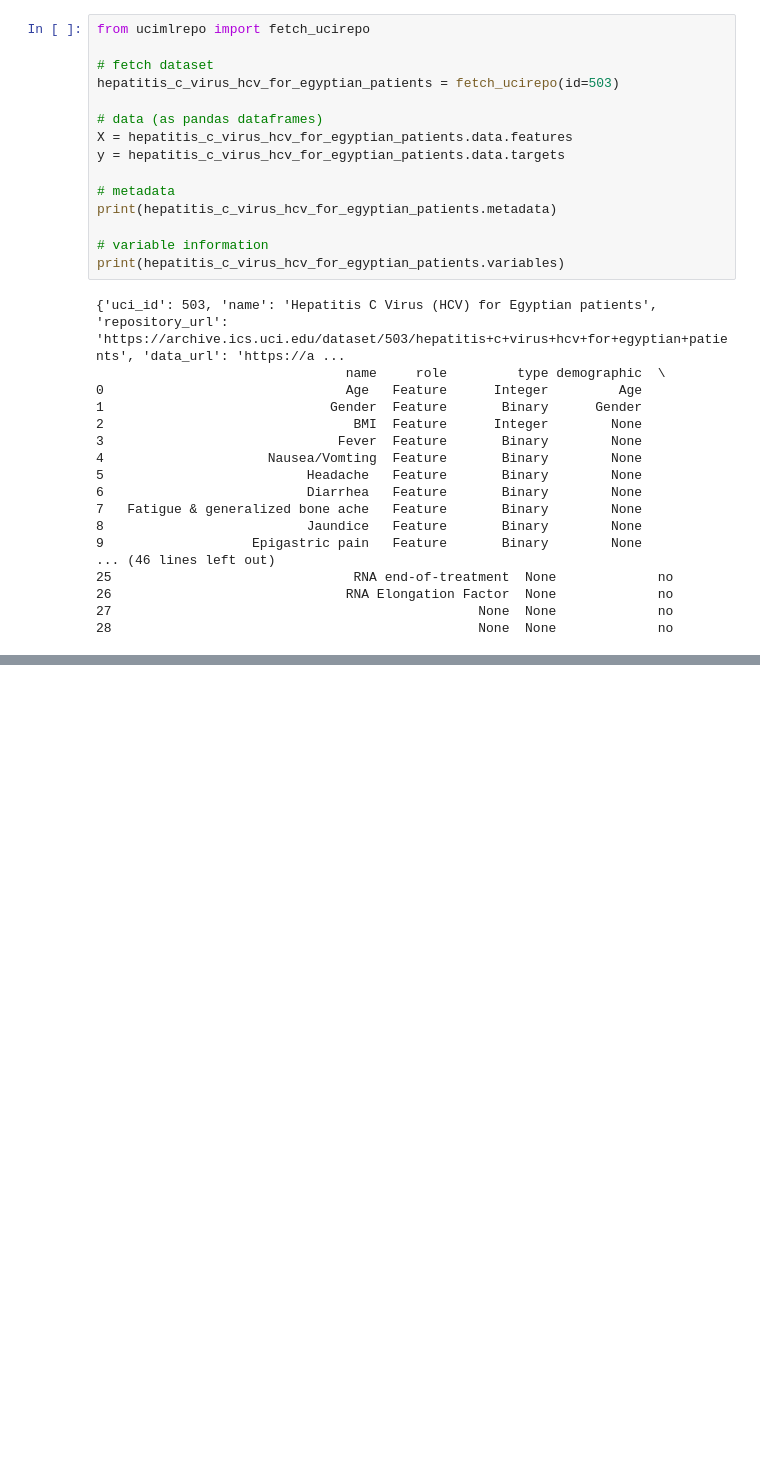
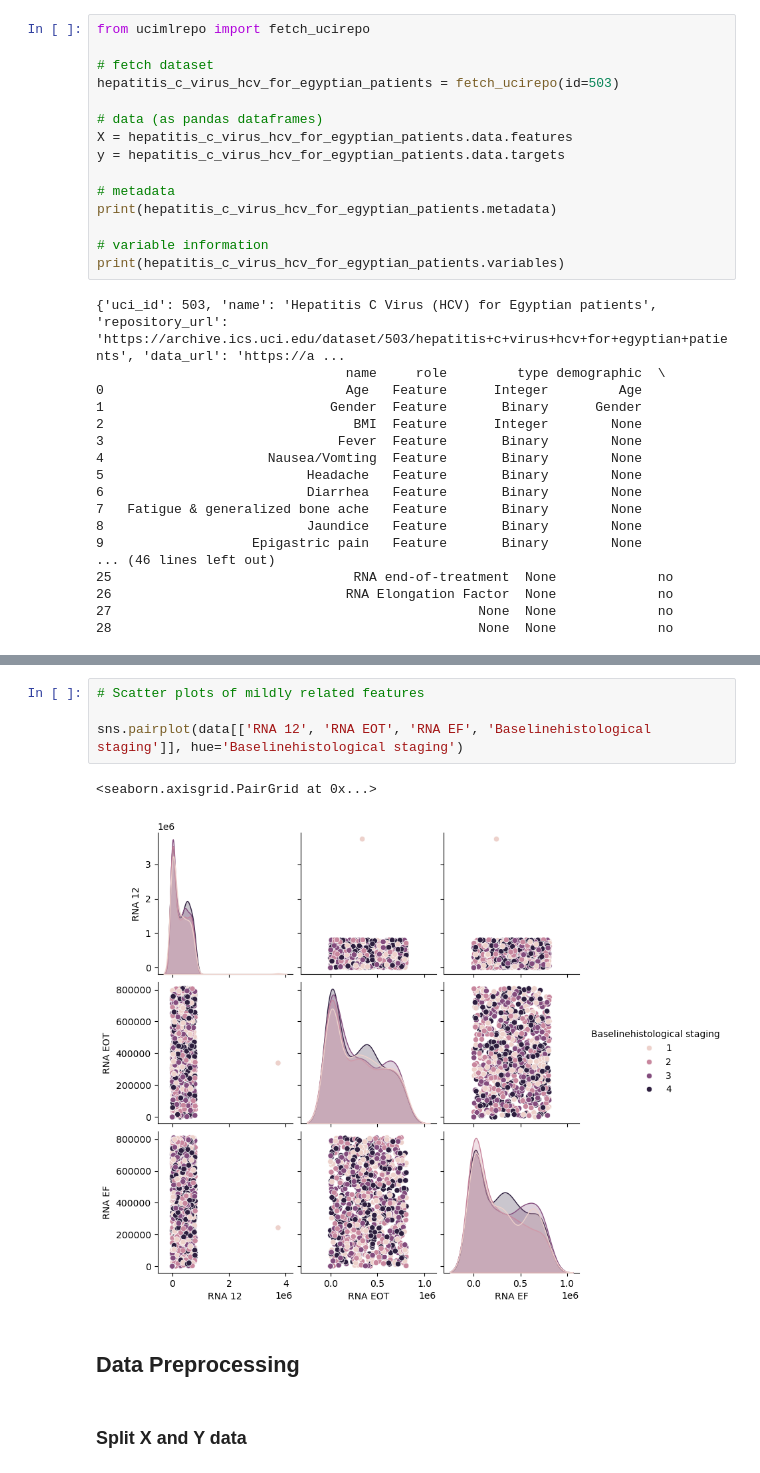
Before and after one commit to timqn22/CS189-projects, a Jupyter notebook: HW6/HW6.ipynb, the cells around one changed output, grey strips where cells are left out. Cells and saved outputs as stored; diff of their text form; blank space fills up the shorter version.

```diff
--- a/HW6/HW6.ipynb
+++ b/HW6/HW6.ipynb
@@ -96,0 +222,11 @@ def evaluate_model(y_true, y_pred, label_nums, label_names):
+# %%
+# Scatter plots of mildly related features
+
+sns.pairplot(data[['RNA 12', 'RNA EOT', 'RNA EF', 'Baselinehistological staging']], hue='Baselinehistological staging')
+# %% [output]
+<seaborn.axisgrid.PairGrid at 0x...>
+[figure, added]
+# %% [markdown]
+## Data Preprocessing
+# %% [markdown]
+### Split X and Y data
```
Also changed, not shown: parts of 73 cells of this notebook.
